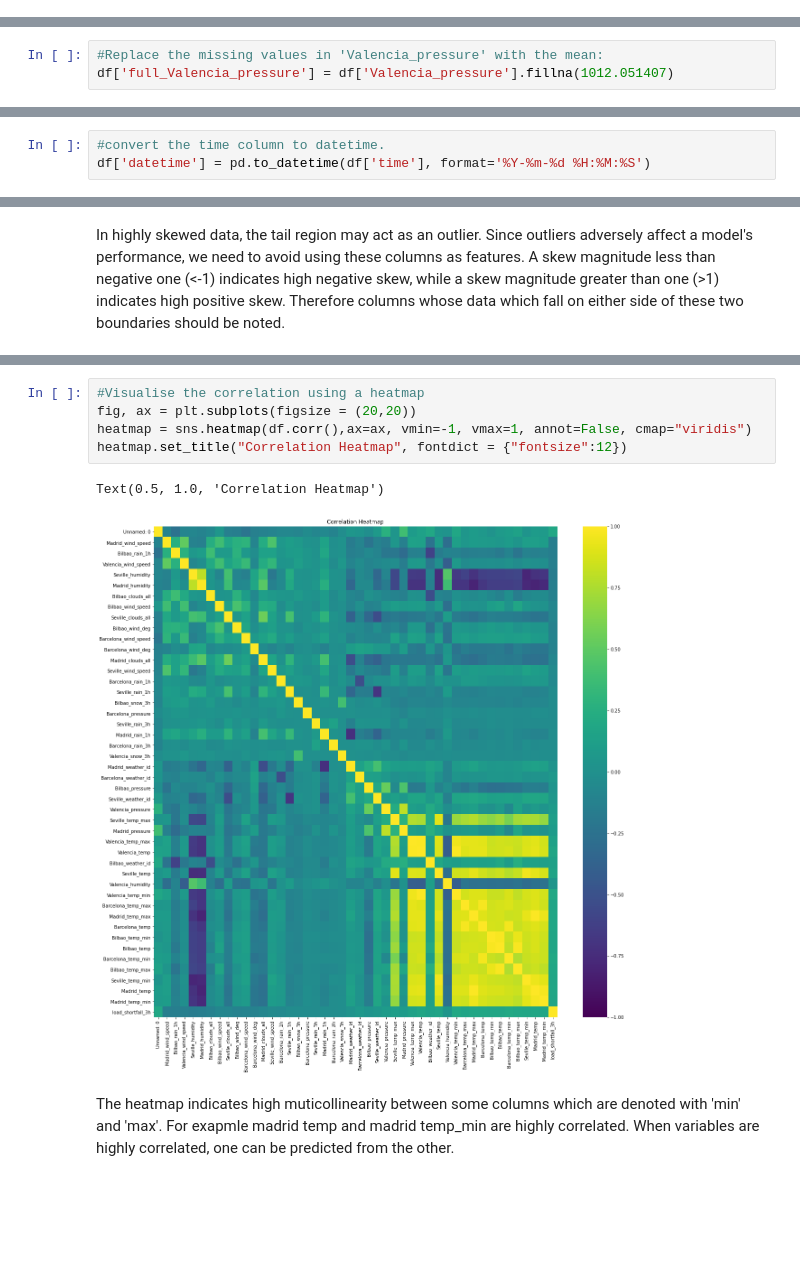
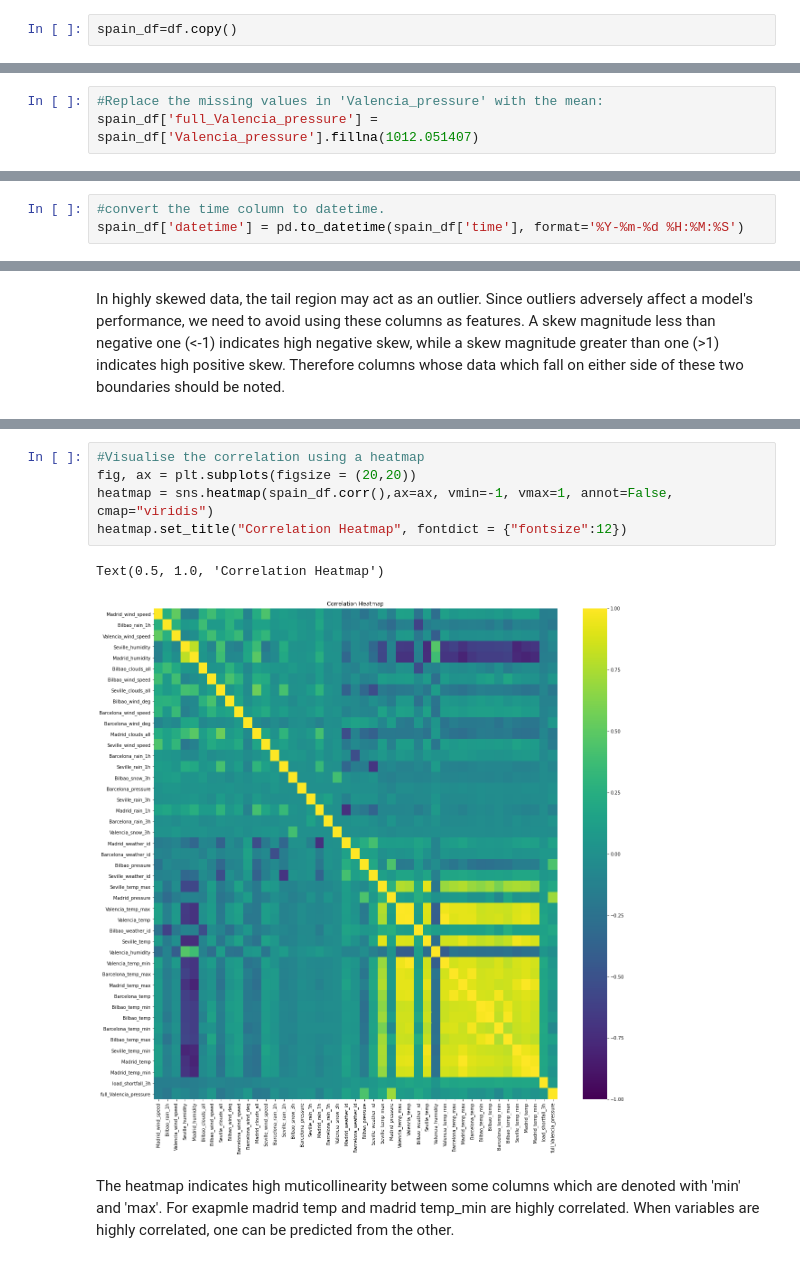
Before and after one commit to KenCBonyo/2110ACDS_ND5, a Jupyter notebook: starter-notebook.ipynb, the cells around one changed output, grey strips where cells are left out. Cells and saved outputs as stored; diff of their text form; blank space fills up the shorter version.

```diff
--- a/starter-notebook.ipynb
+++ b/starter-notebook.ipynb
@@ -96,5 +96,7 @@ df = pd.read_csv("df_train.csv")
 | In this section, you are required to perform an in-depth analysis of all the variables in the DataFrame. |
 
 ---
+# %%
+spain_df=df.copy()
 # %%
 # look at data statistics
@@ -188,6 +190,6 @@ round(df['Valencia_pressure'].mean(),6)
 1012.051407
 # %%
 #Replace the missing values in 'Valencia_pressure' with the mean:
-df['full_Valencia_pressure'] = df['Valencia_pressure'].fillna(1012.051407)
+spain_df['full_Valencia_pressure'] = spain_df['Valencia_pressure'].fillna(1012.051407)
 # %%
 #Get rid of original 'Valencia_pressure' column which contains missing values
@@ -218,6 +220,6 @@ A visual(line plot) of our target varible with time can be analysed by first con
 # %%
 #convert the time column to datetime.
-df['datetime'] = pd.to_datetime(df['time'], format='%Y-%m-%d %H:%M:%S')
+spain_df['datetime'] = pd.to_datetime(spain_df['time'], format='%Y-%m-%d %H:%M:%S')
 # %%
 #plot a linegraph
 fig,ax = plt.subplots(figsize = (20, 20))
@@ -318,11 +320,11 @@ df.corr()
 # %%
 #Visualise the correlation using a heatmap
 fig, ax = plt.subplots(figsize = (20,20))
-heatmap = sns.heatmap(df.corr(),ax=ax, vmin=-1, vmax=1, annot=False, cmap="viridis")
+heatmap = sns.heatmap(spain_df.corr(),ax=ax, vmin=-1, vmax=1, annot=False, cmap="viridis")
 heatmap.set_title("Correlation Heatmap", fontdict = {"fontsize":12})
 # %% [output]
 Text(0.5, 1.0, 'Correlation Heatmap')
-[figure, old version]
+[figure, new version]
 # %% [markdown]
 The heatmap indicates high muticollinearity between some columns which are denoted with 'min' and 'max'. For exapmle madrid temp and madrid temp_min  are highly correlated. When variables are highly correlated, one can be predicted from the other.
 # %% [markdown]
```
Also changed, not shown: parts of 190 cells of this notebook.
